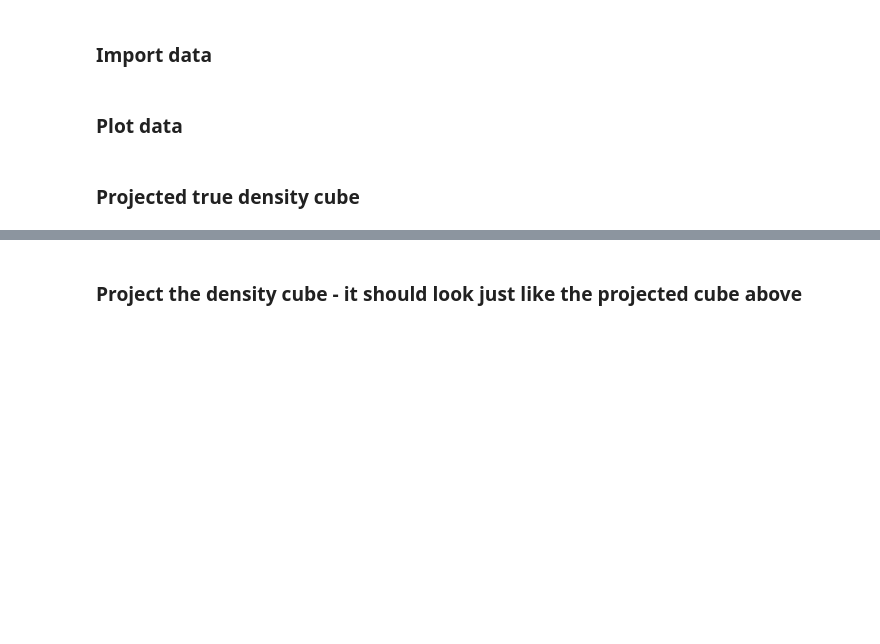
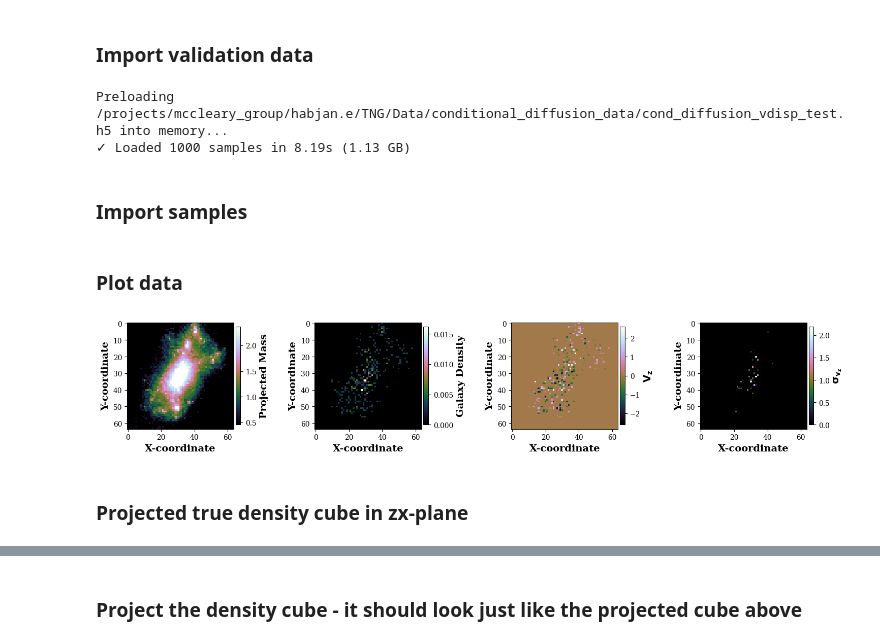
Before and after one commit to erichabjan/cluster_deprojection, a Jupyter notebook: conditional_diffusion_model/model_test.ipynb, the cells around one changed output, grey strips where cells are left out. Cells and saved outputs as stored; diff of their text form; code cells hidden in the pictures; blank space fills up the shorter version.

```diff
--- a/conditional_diffusion_model/model_test.ipynb
+++ b/conditional_diffusion_model/model_test.ipynb
@@ -19,46 +19,66 @@ import jax.numpy as jnp
 from conditional_diffusion_3d_model import ConditionalUNet3D, DiffusionModelConfig
 from train_conditional_diffusion import preload_hdf5_to_memory, train_model
 # %% [markdown]
-### Import data
+### Import validation data
+# %%
+val_path = "/projects/mccleary_group/habjan.e/TNG/Data/conditional_diffusion_data/cond_diffusion_vdisp_test.h5"
+data_dict = preload_hdf5_to_memory(val_path)
+# %% [output]
+Preloading /projects/mccleary_group/habjan.e/TNG/Data/conditional_diffusion_data/cond_diffusion_vdisp_test.h5 into memory...
+✓ Loaded 1000 samples in 8.19s (1.13 GB)
+# %% [markdown]
+### Import samples
 # %%
-val_path = "/projects/mccleary_group/habjan.e/TNG/Data/conditional_diffusion_data/cond_diffusion_test.h5"
-data_dict = preload_hdf5_to_memory(val_path)
+suffix = '_64cube_v4'
+#sample_base_path = '/projects/mccleary_group/habjan.e/TNG/Data/conditional_diffusion_data/cd_samples/'
+#sample_path = sample_base_path + f'sampled_cubes_validx_0000{suffix}.npz'
 
-sample_path = '/projects/mccleary_group/habjan.e/TNG/Data/conditional_diffusion_data/cd_samples/sampled_cubes_validx_0000.npz'
+sample_base_path = '/projects/mccleary_group/habjan.e/TNG/Data/conditional_diffusion_data/cd_examples_times/'
+sample_path = sample_base_path + f'sampled_cubes_validx_0002{suffix}_respaced_multistep.npz'
 data = np.load(sample_path)
-data_im, data_true_cube, data_sampled_cubes, seeds = data['conditioning_images'], data['true_cube'], data['sampled_cubes'], data['seeds']
+data_im, data_true_cube, data_sampled_cubes, seeds, inf_steps = data['conditioning_images'], data['true_cube'], data['sampled_cubes'], data['seeds'], data['num_inference_steps']
 # %% [markdown]
 ### Plot data
 # %%
+#imgs = data_dict['images'][7]
 imgs = data_im
 cmap = 'cubehelix'
 
-fig, axes = plt.subplots(nrows=1, ncols=3, figsize=(15, 10), constrained_layout=True)
+fig, axes = plt.subplots(nrows=1, ncols=4, figsize=(15, 10), constrained_layout=True)
 fig.set_constrained_layout_pads(w_pad=0.2, h_pad=0.2, wspace=0.1, hspace=0.1)
-ax1, ax2, ax3 = axes[0], axes[1], axes[2]
+ax1, ax2, ax3, ax4 = axes[0], axes[1], axes[2], axes[3]
+#ax1, ax2, ax3 = axes[0], axes[1], axes[2]
 
 im1 = ax1.imshow(imgs[0], vmin = np.quantile(imgs[0], 0.5), vmax = np.quantile(imgs[0], 0.98), cmap=cmap, origin="upper")
 ax1.set_xlabel("X-coordinate", fontsize=14, fontweight='semibold')
 ax1.set_ylabel("Y-coordinate", fontsize=14, fontweight='semibold')
 cbar = fig.colorbar(im1, ax=ax1, fraction=0.046, pad=0.02)
 cbar.set_label("Projected Mass", fontsize=14, fontweight='semibold')
 
 im2 = ax2.imshow(imgs[1], cmap=cmap, origin="upper")
 ax2.set_xlabel("X-coordinate", fontsize=14, fontweight='semibold')
 ax2.set_ylabel("Y-coordinate", fontsize=14, fontweight='semibold')
 cbar = fig.colorbar(im2, ax=ax2, fraction=0.046, pad=0.02)
 cbar.set_label("Galaxy Density", fontsize=14, fontweight='semibold')
 
 im3 = ax3.imshow(imgs[2], cmap=cmap, origin="upper")
 ax3.set_xlabel("X-coordinate", fontsize=14, fontweight='semibold')
 ax3.set_ylabel("Y-coordinate", fontsize=14, fontweight='semibold')
 cbar = fig.colorbar(im3, ax=ax3, fraction=0.046, pad=0.02)
 cbar.set_label("$\mathbf{V_{z}}$", fontsize=14, fontweight='semibold')
 
+im4 = ax4.imshow(imgs[3], cmap=cmap, origin="upper")
+ax4.set_xlabel("X-coordinate", fontsize=14, fontweight='semibold')
+ax4.set_ylabel("Y-coordinate", fontsize=14, fontweight='semibold')
+cbar = fig.colorbar(im4, ax=ax4, fraction=0.046, pad=0.02)
+cbar.set_label("$\mathbf{\sigma_{v_z}}$", fontsize=14, fontweight='semibold')
+
 #fig.savefig("/home/habjan.e/TNG/cluster_deprojection/figures/cnnmlp_data.png", bbox_inches="tight")
 plt.show()
+# %% [output]
+[figure, added]
 # %% [markdown]
-### Projected true density cube
+### Projected true density cube in zx-plane
 # %%
 cube_mean = data_dict["metadata"]["cube_log10_mean"]
 cube_std  = data_dict["metadata"]["cube_log10_std"]
```
Also changed, not shown: parts of 17 cells of this notebook, 16 other files.
